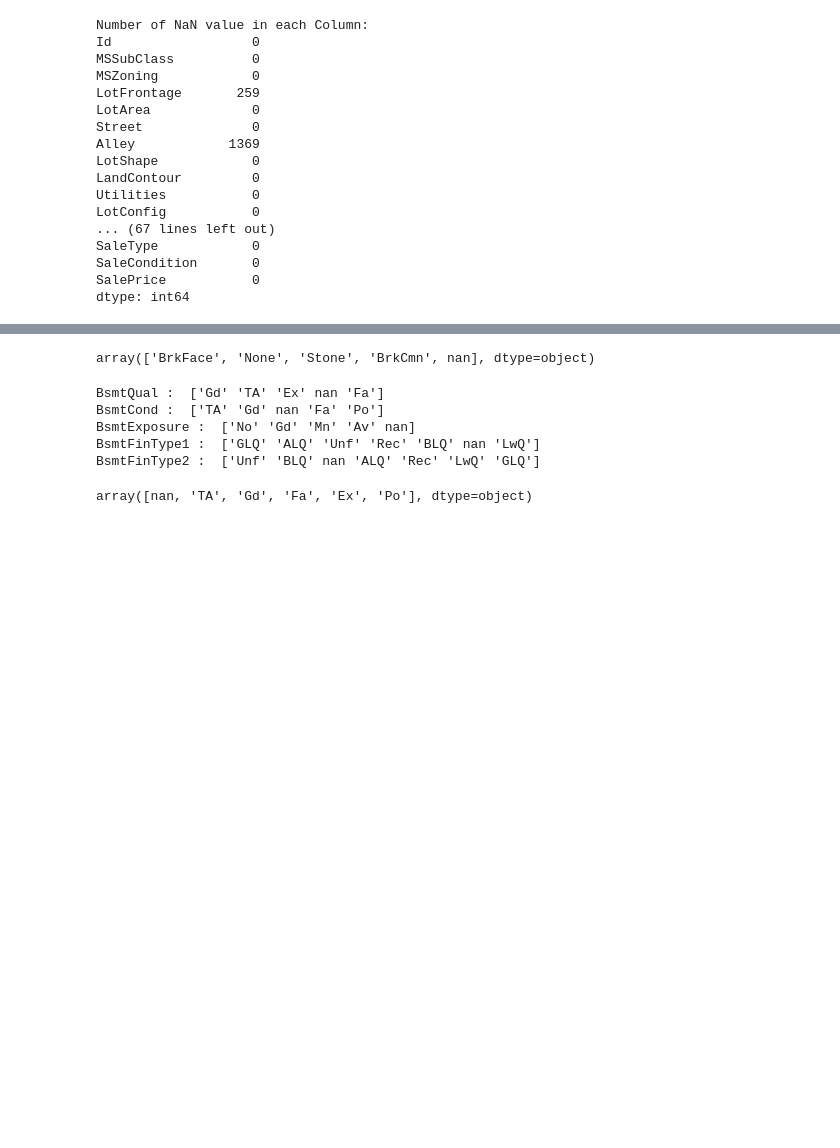
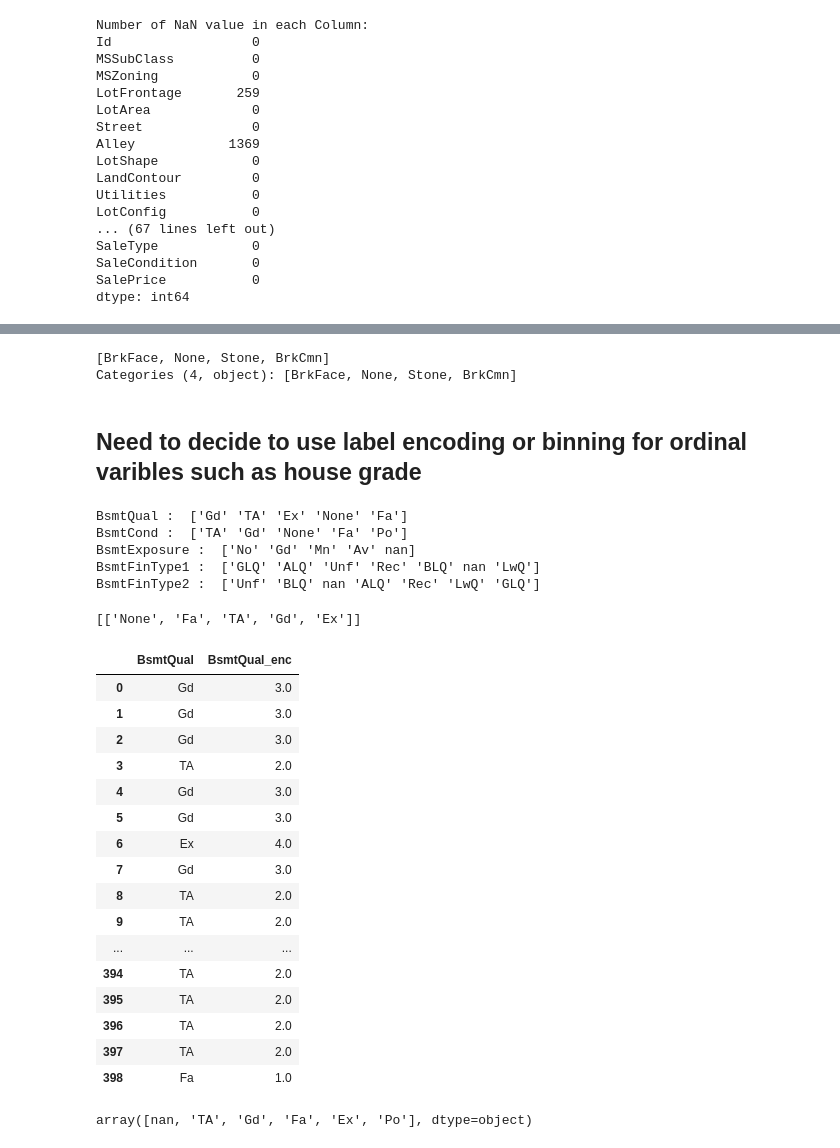
Before and after one commit to SusanQu/linear_regression_realestate, a Jupyter notebook: Boston_Real_Estate_Prediction.ipynb, the cells around one changed output, grey strips where cells are left out. Saved outputs shown, nothing was run; the diff lists cells and outputs as text; code cells hidden in the pictures; blank space fills up the shorter version.

Commit message:
started ordinal encoding

```diff
--- a/Boston_Real_Estate_Prediction.ipynb
+++ b/Boston_Real_Estate_Prediction.ipynb
@@ -92,34 +100,73 @@ df['LotFrontage'] = df['LotFrontage'].fillna(0)
 # MasVnrType and MasVnrArea
 # MasVnrType: Masonry veneer type
 # MasVnrArea: Masonry veneer area in square feet
-df['MasVnrType'].unique()
 
 # Since there aren't many NaN values in MasVnrType, the NaN values here will be converted to 'None'.
+df['MasVnrType'] = df['MasVnrType'].fillna('None')
 # NaN are in MasVnrArea will be converted to 0
+df['MasVnrArea'] = df['MasVnrArea'].fillna(0)
+
+print(df['MasVnrType'].unique())
+
+# convert 'MasVnrType' to type 'category'
+df['MasVnrType'] = df['MasVnrType'].astype('category')
+
+# save encoding in a separate column
+df['MasVnrType_cat_code'] = df['MasVnrType'].cat.codes
 # %% [output]
-array(['BrkFace', 'None', 'Stone', 'BrkCmn', nan], dtype=object)
+[BrkFace, None, Stone, BrkCmn]
+Categories (4, object): [BrkFace, None, Stone, BrkCmn]
+# %% [markdown]
+## Need to decide to use label encoding or binning for ordinal varibles such as house grade
+# %%
+# BsmtQual, BsmtCond, BsmtExposure, BsmtFinType1, BsmtFinType2
+bsmt_nulls = ['BsmtQual', 'BsmtCond', 'BsmtExposure', 'BsmtFinType1', 'BsmtFinType2']
+for i in bsmt_nulls:
+    print(i, ': ', df[i].unique())
+# %% [output]
+BsmtQual :  ['Gd' 'TA' 'Ex' 'None' 'Fa']
+BsmtCond :  ['TA' 'Gd' 'None' 'Fa' 'Po']
+BsmtExposure :  ['No' 'Gd' 'Mn' 'Av' nan]
+BsmtFinType1 :  ['GLQ' 'ALQ' 'Unf' 'Rec' 'BLQ' nan 'LwQ']
+BsmtFinType2 :  ['Unf' 'BLQ' nan 'ALQ' 'Rec' 'LwQ' 'GLQ']
 # %%
-# BsmtQual, BsmtCond, BsmtExposure, BsmtFinType1, BsmtFinType2
-bsmt_nulls = ['BsmtQual', 'BsmtCond', 'BsmtExposure', 'BsmtFinType1', 'BsmtFinType2']
-for i in bsmt_nulls:
-    print(i, ': ', df[i].unique())
+# Convert NaN in ['BsmtQual', 'BsmtCond'] to 'NA' to indicate No Basement
+df['BsmtQual'] = df['BsmtQual'].fillna('None')
+df['BsmtCond'] = df['BsmtCond'].fillna('None')
 
-# Convert NaN in ['BsmtQual', 'BsmtCond'] to 'NA' to indicate No Basement
-
+# assign Ordinary Encode class
+qual_category = ['None', 'Fa', 'TA', 'Gd', 'Ex']
+or_encode = OrdinalEncoder(categories=[qual_category])
+print(or_encode.categories)
+#print(bsmt_qual_reshape)
+df['BsmtQual_enc'] = or_encode.fit_transform(df[['BsmtQual']])
 
 # Convert NaN in ['BsmtExposure'] to 'No' to indicate No Exposure
 
 
 # Convert NaN in ['BsmtFinType1'] to 'NA' to indicate No Basement
 
 
 # Convert NaN in ['BsmtFinType2'] to 'NA' to indicate No Basement
 # %% [output]
-BsmtQual :  ['Gd' 'TA' 'Ex' nan 'Fa']
-BsmtCond :  ['TA' 'Gd' nan 'Fa' 'Po']
-BsmtExposure :  ['No' 'Gd' 'Mn' 'Av' nan]
-BsmtFinType1 :  ['GLQ' 'ALQ' 'Unf' 'Rec' 'BLQ' nan 'LwQ']
-BsmtFinType2 :  ['Unf' 'BLQ' nan 'ALQ' 'Rec' 'LwQ' 'GLQ']
+[['None', 'Fa', 'TA', 'Gd', 'Ex']]
+|  | BsmtQual | BsmtQual_enc |
+| 0 | Gd | 3.0 |
+| 1 | Gd | 3.0 |
+| 2 | Gd | 3.0 |
+| 3 | TA | 2.0 |
+| 4 | Gd | 3.0 |
+| 5 | Gd | 3.0 |
+| 6 | Ex | 4.0 |
+| 7 | Gd | 3.0 |
+| 8 | TA | 2.0 |
+| 9 | TA | 2.0 |
+| ... | ... | ... |
+| 394 | TA | 2.0 |
+| 395 | TA | 2.0 |
+| 396 | TA | 2.0 |
+| 397 | TA | 2.0 |
+| 398 | Fa | 1.0 |
 # %%
 # FireplaceQu
 df['FireplaceQu'].unique()
```
Also changed, not shown: parts of 2 cells of this notebook.
